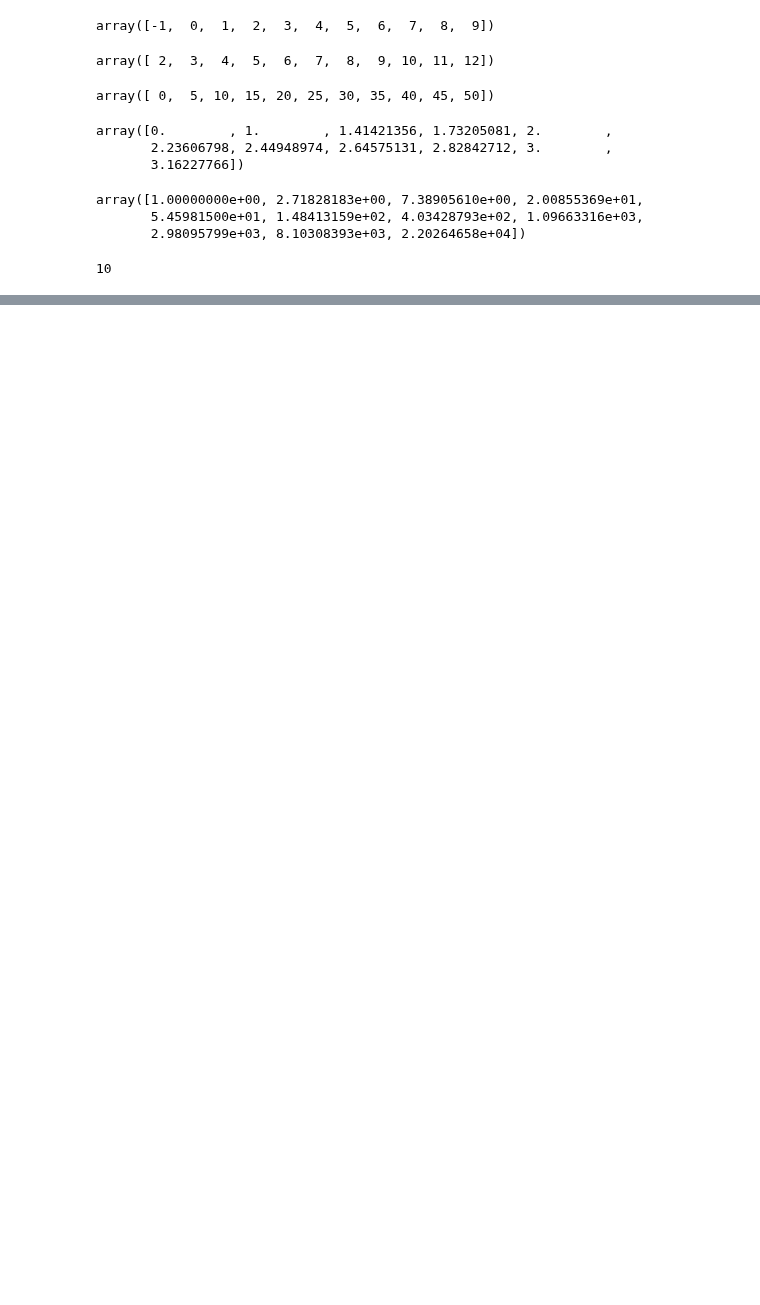
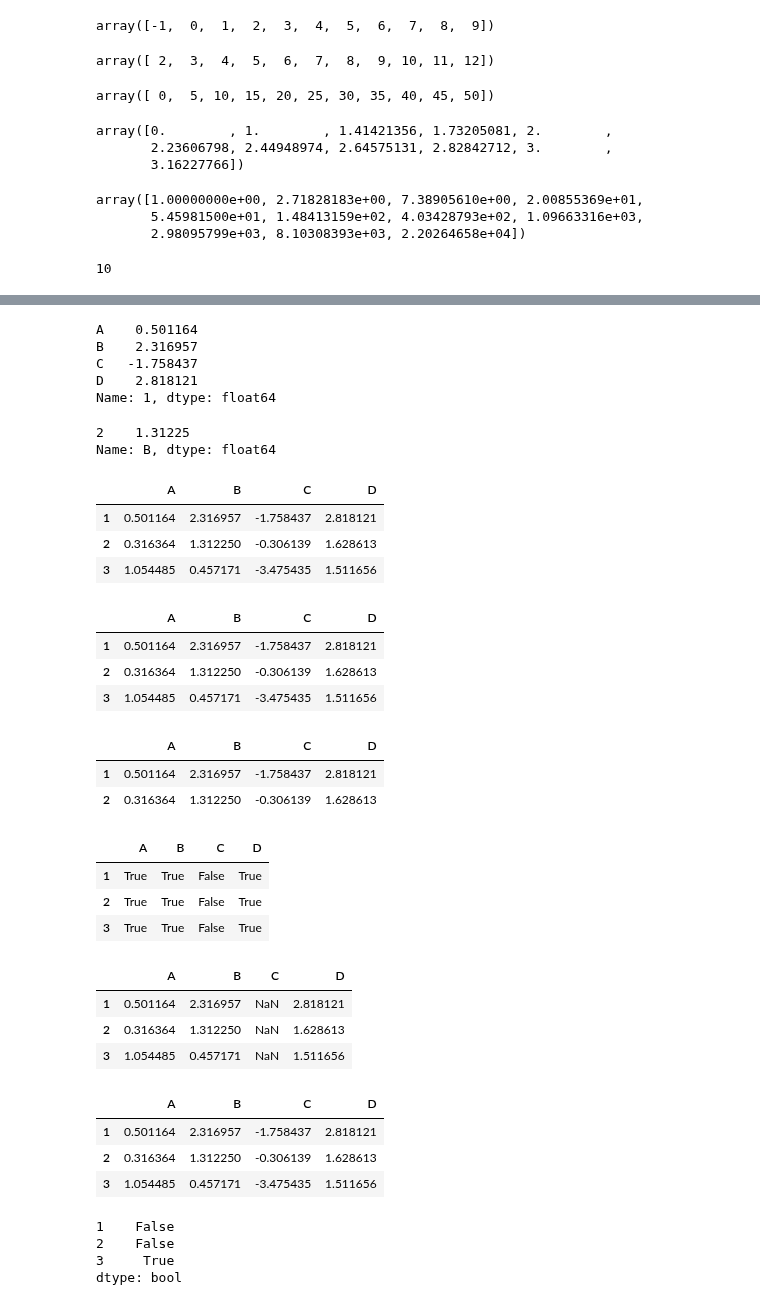
Before and after one commit to vmsgiridhar/AI2019, a Jupyter notebook: DS_Practice/NumpyPandas2020/Refactored_Py_DS_ML_Bootcamp-master/01-Python-Crash-Course/PythonPrac.ipynb, the cells around one changed output, grey strips where cells are left out. Drawn from its saved outputs; the diff is of its cells as text; code cells hidden in the pictures; blank space fills up the shorter version.

```diff
--- a/DS_Practice/NumpyPandas2020/Refactored_Py_DS_ML_Bootcamp-master/01-Python-Crash-Course/PythonPrac.ipynb
+++ b/DS_Practice/NumpyPandas2020/Refactored_Py_DS_ML_Bootcamp-master/01-Python-Crash-Course/PythonPrac.ipynb
@@ -653,0 +772,63 @@ arr.max()
+# %%
+data.loc[1]
+# %% [output]
+A    0.501164
+B    2.316957
+C   -1.758437
+D    2.818121
+Name: 1, dtype: float64
+# %%
+data.iloc[1:2]['B']
+# %% [output]
+2    1.31225
+Name: B, dtype: float64
+# %%
+data
+# %% [output]
+|  | A | B | C | D |
+| 1 | 0.501164 | 2.316957 | -1.758437 | 2.818121 |
+| 2 | 0.316364 | 1.312250 | -0.306139 | 1.628613 |
+| 3 | 1.054485 | 0.457171 | -3.475435 | 1.511656 |
+# %%
+data
+# %% [output]
+|  | A | B | C | D |
+| 1 | 0.501164 | 2.316957 | -1.758437 | 2.818121 |
+| 2 | 0.316364 | 1.312250 | -0.306139 | 1.628613 |
+| 3 | 1.054485 | 0.457171 | -3.475435 | 1.511656 |
+# %%
+# conditional selection
+
+data[data['A'] < 1]
+# %% [output]
+|  | A | B | C | D |
+| 1 | 0.501164 | 2.316957 | -1.758437 | 2.818121 |
+| 2 | 0.316364 | 1.312250 | -0.306139 | 1.628613 |
+# %%
+data > 0
+# %% [output]
+|  | A | B | C | D |
+| 1 | True | True | False | True |
+| 2 | True | True | False | True |
+| 3 | True | True | False | True |
+# %%
+data[data > 0]
+# %% [output]
+|  | A | B | C | D |
+| 1 | 0.501164 | 2.316957 | NaN | 2.818121 |
+| 2 | 0.316364 | 1.312250 | NaN | 1.628613 |
+| 3 | 1.054485 | 0.457171 | NaN | 1.511656 |
+# %%
+data
+# %% [output]
+|  | A | B | C | D |
+| 1 | 0.501164 | 2.316957 | -1.758437 | 2.818121 |
+| 2 | 0.316364 | 1.312250 | -0.306139 | 1.628613 |
+| 3 | 1.054485 | 0.457171 | -3.475435 | 1.511656 |
+# %%
+(data['A'] > 1) & (data['B'] < 1)
+# %% [output]
+1    False
+2    False
+3     True
+dtype: bool
```
Also changed, not shown: parts of 22 cells of this notebook.
